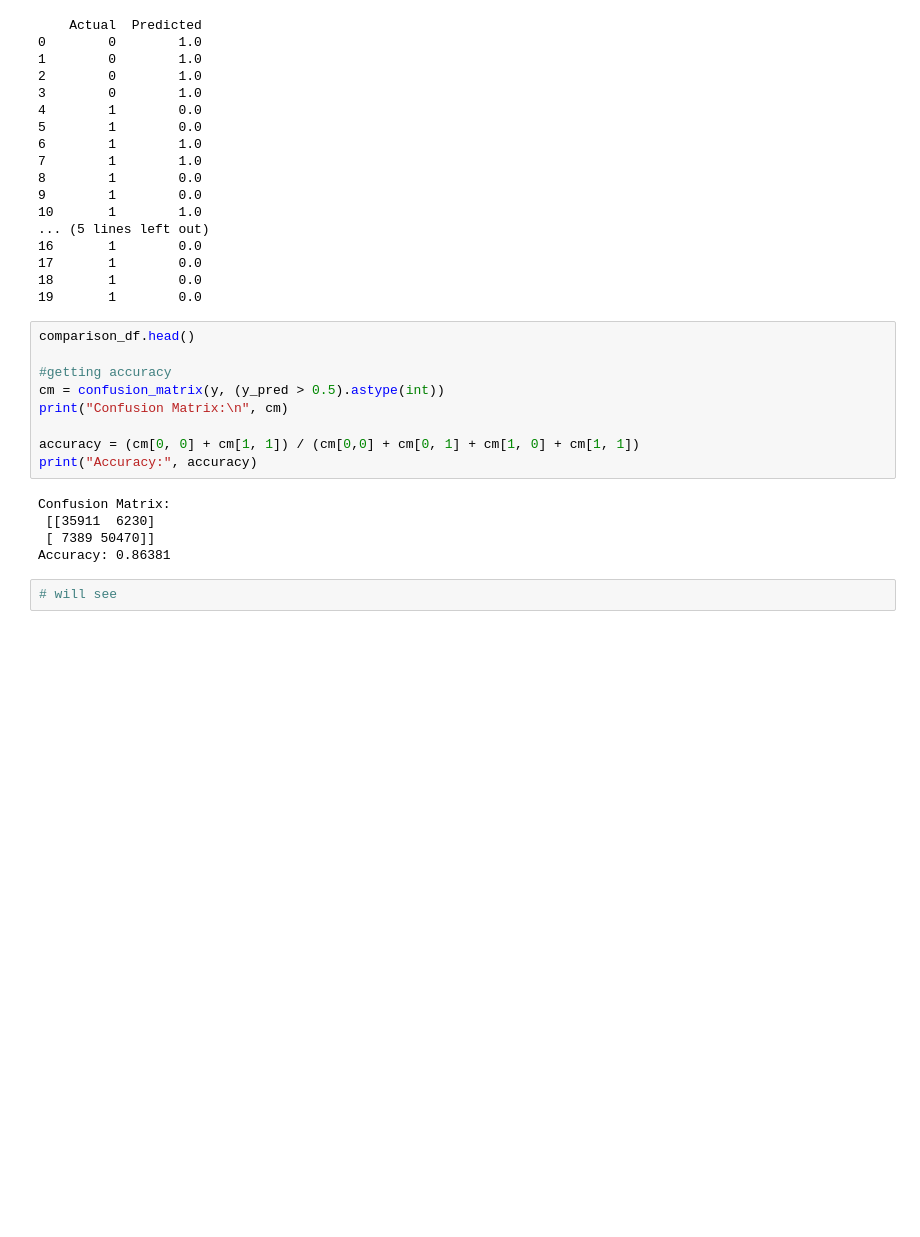
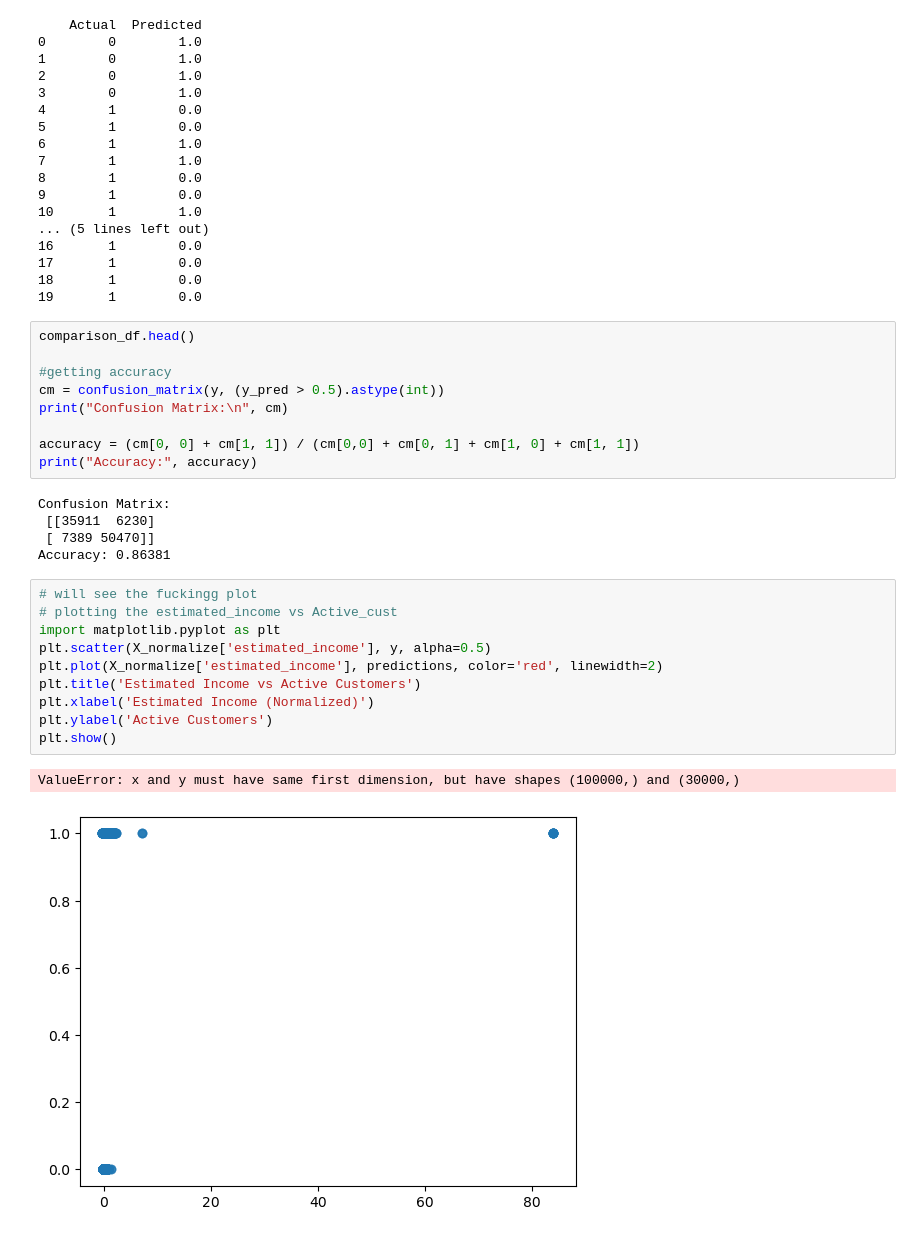
Before and after one commit to Bansnetsajak007/coreMachineLearningandDeepLearning, a Jupyter notebook: multi_logistic_regressio.ipynb, the cells around one changed output. Cells and saved outputs as stored; diff of their text form; blank space fills up the shorter version.

```diff
--- a/multi_logistic_regressio.ipynb
+++ b/multi_logistic_regressio.ipynb
@@ -302,4 +295,15 @@ Confusion Matrix:
  [ 7389 50470]]
 Accuracy: 0.86381
 # %%
-# will see
+# will see the fuckingg plot
+# plotting the estimated_income vs Active_cust
+import matplotlib.pyplot as plt
+plt.scatter(X_normalize['estimated_income'], y, alpha=0.5)
+plt.plot(X_normalize['estimated_income'], predictions, color='red', linewidth=2)
+plt.title('Estimated Income vs Active Customers')
+plt.xlabel('Estimated Income (Normalized)')
+plt.ylabel('Active Customers')
+plt.show()
+# %% [output]
+ValueError: x and y must have same first dimension, but have shapes (100000,) and (30000,)
+[figure, added]
```
Also changed, not shown: parts of 1 cell of this notebook, 1 other file.
